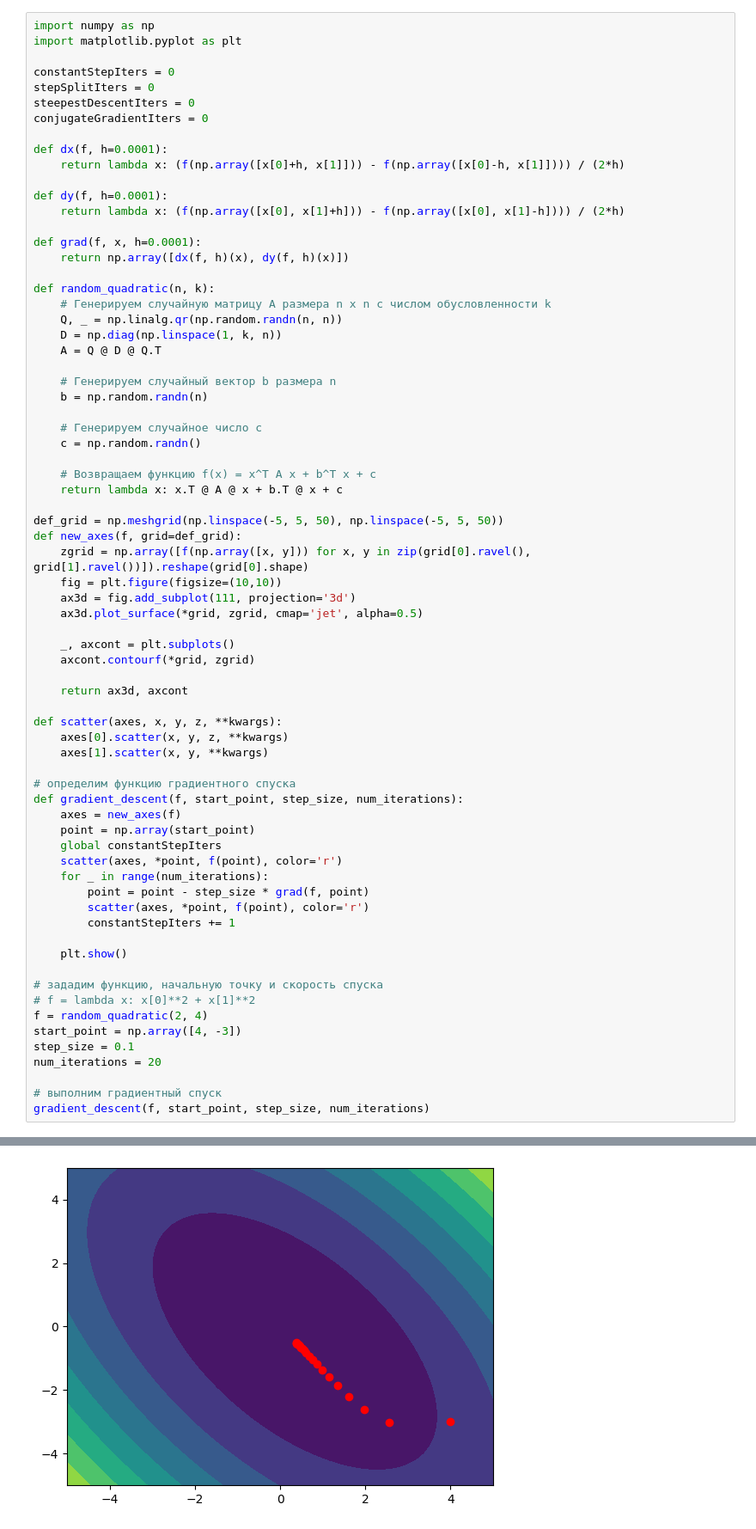
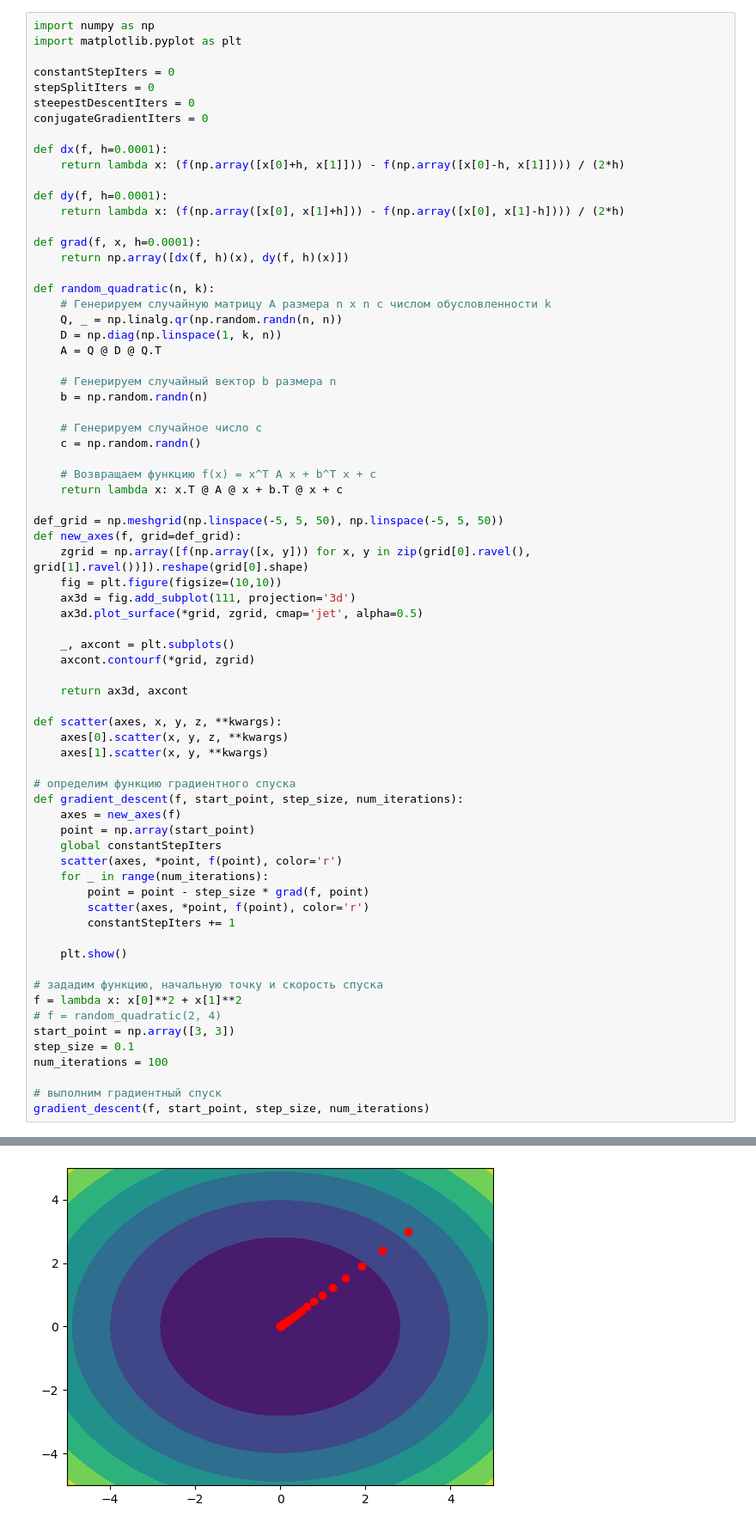
Before and after one commit to Iamnotagenius/Primat, a Jupyter notebook: lab-3/lab-3.ipynb, the cells around one changed output, grey strips where cells are left out. Shown at 86% size. Saved outputs shown, nothing was run; the diff lists cells and outputs as text.

```diff
--- a/lab-3/lab-3.ipynb
+++ b/lab-3/lab-3.ipynb
@@ -107,11 +107,11 @@ def gradient_descent(f, start_point, step_size, num_iterations):
     plt.show()
 
 # зададим функцию, начальную точку и скорость спуска
-# f = lambda x: x[0]**2 + x[1]**2
-f = random_quadratic(2, 4)
-start_point = np.array([4, -3])
+f = lambda x: x[0]**2 + x[1]**2
+# f = random_quadratic(2, 4)
+start_point = np.array([3, 3])
 step_size = 0.1
-num_iterations = 20
+num_iterations = 100
 
 # выполним градиентный спуск
 gradient_descent(f, start_point, step_size, num_iterations)
@@ -120,4 +120,4 @@ gradient_descent(f, start_point, step_size, num_iterations)
-[figure, old version]
+[figure, new version]
 # %% [markdown]
 ### Градиентный спуск с дроблением шага и условием Армихо:
 
```
Also changed, not shown: parts of 7 cells of this notebook.
